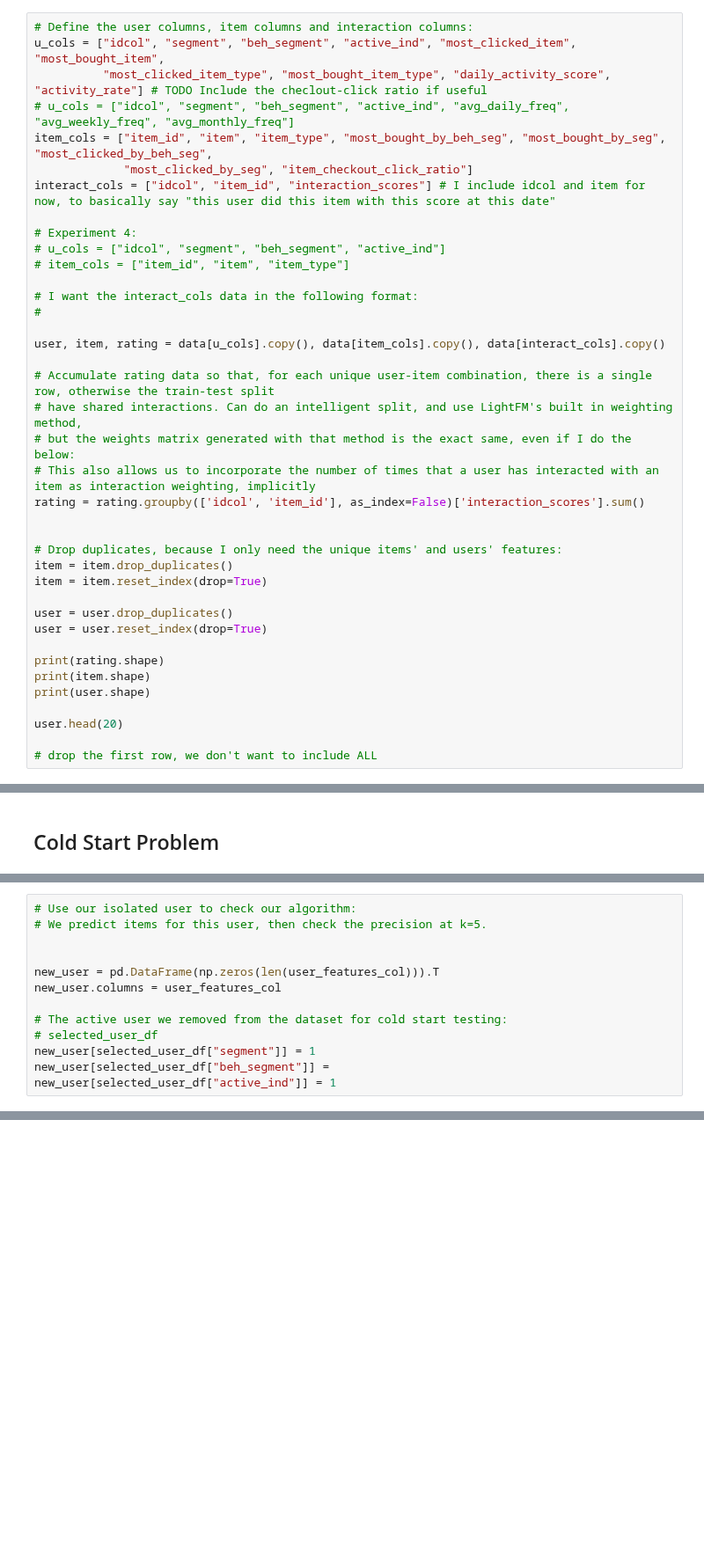
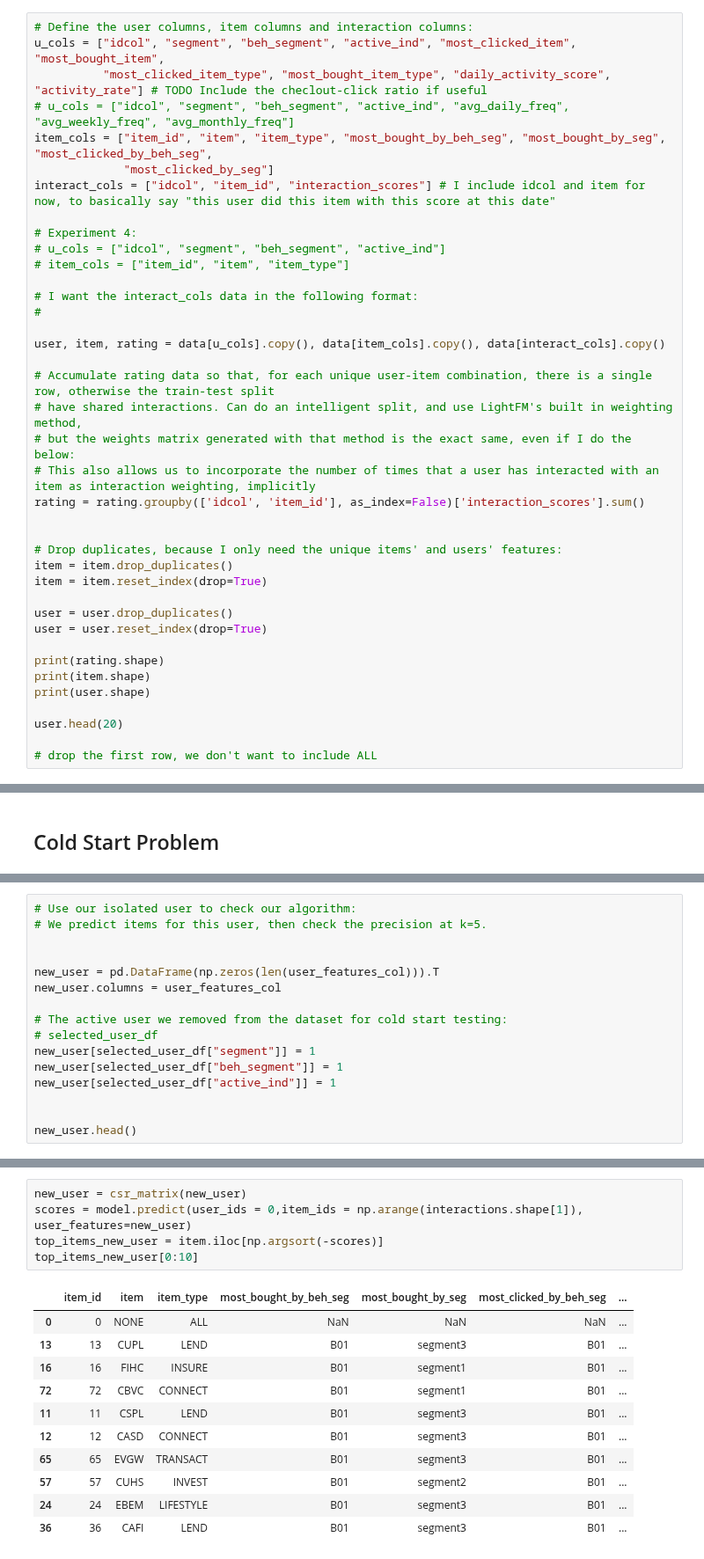
Before and after one commit to lizesteyn/FNBdataquest, a Jupyter notebook: LightFM_2.ipynb, the cells around one changed output, grey strips where cells are left out. Shown at 88% size. Cells and saved outputs as stored; diff of their text form; blank space fills up the shorter version.

```diff
--- a/LightFM_2.ipynb
+++ b/LightFM_2.ipynb
@@ -629,7 +629,7 @@ u_cols = ["idcol", "segment", "beh_segment", "active_ind", "most_clicked_item",
           "most_clicked_item_type", "most_bought_item_type", "daily_activity_score", "activity_rate"] # TODO Include the checlout-click ratio if useful
 # u_cols = ["idcol", "segment", "beh_segment", "active_ind", "avg_daily_freq", "avg_weekly_freq", "avg_monthly_freq"]
 item_cols = ["item_id", "item", "item_type", "most_bought_by_beh_seg", "most_bought_by_seg", "most_clicked_by_beh_seg",
-             "most_clicked_by_seg", "item_checkout_click_ratio"]
+             "most_clicked_by_seg"]
 interact_cols = ["idcol", "item_id", "interaction_scores"] # I include idcol and item for now, to basically say "this user did this item with this score at this date"
 
 # Experiment 4:
@@ -1215,5 +1204,8 @@ new_user.columns = user_features_col
 # The active user we removed from the dataset for cold start testing:
 # selected_user_df
 new_user[selected_user_df["segment"]] = 1
-new_user[selected_user_df["beh_segment"]] =
+new_user[selected_user_df["beh_segment"]] = 1
 new_user[selected_user_df["active_ind"]] = 1
+
+
+new_user.head()
@@ -1219,0 +1216,17 @@ new_user[selected_user_df["active_ind"]] = 1
+# %%
+new_user = csr_matrix(new_user)
+scores = model.predict(user_ids = 0,item_ids = np.arange(interactions.shape[1]), user_features=new_user)
+top_items_new_user = item.iloc[np.argsort(-scores)]
+top_items_new_user[0:10]
+# %% [output]
+|  | item_id | item | item_type | most_bought_by_beh_seg | most_bought_by_seg | most_clicked_by_beh_seg | ... |
+| 0 | 0 | NONE | ALL | NaN | NaN | NaN | ... |
+| 13 | 13 | CUPL | LEND | B01 | segment3 | B01 | ... |
+| 16 | 16 | FIHC | INSURE | B01 | segment1 | B01 | ... |
+| 72 | 72 | CBVC | CONNECT | B01 | segment1 | B01 | ... |
+| 11 | 11 | CSPL | LEND | B01 | segment3 | B01 | ... |
+| 12 | 12 | CASD | CONNECT | B01 | segment3 | B01 | ... |
+| 65 | 65 | EVGW | TRANSACT | B01 | segment3 | B01 | ... |
+| 57 | 57 | CUHS | INVEST | B01 | segment2 | B01 | ... |
+| 24 | 24 | EBEM | LIFESTYLE | B01 | segment3 | B01 | ... |
+| 36 | 36 | CAFI | LEND | B01 | segment3 | B01 | ... |
```
Also changed, not shown: parts of 5 cells of this notebook.
